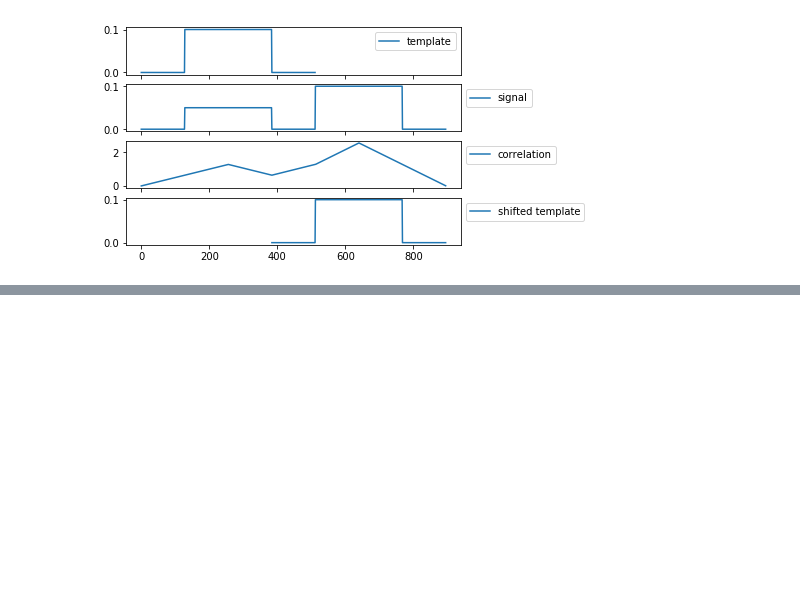
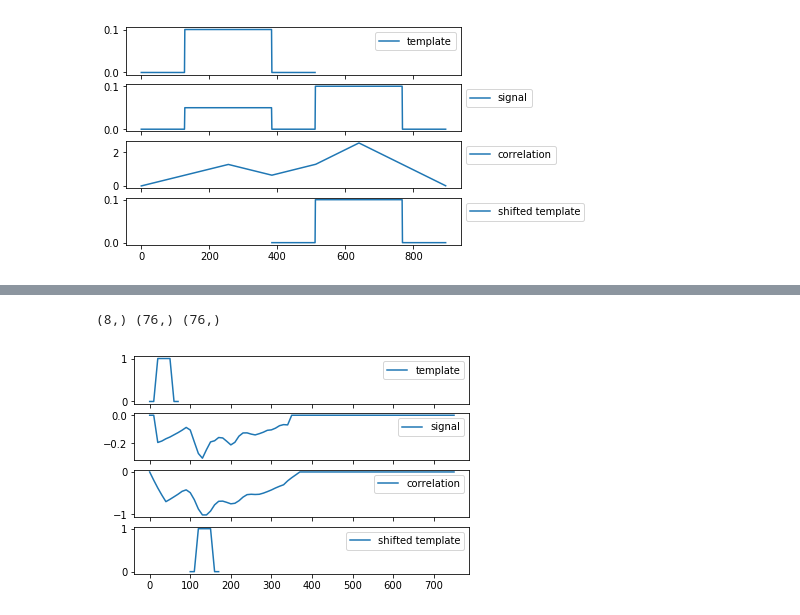
Before and after one commit to oceanhackweek/ohw19-projects-TMIVP, a Jupyter notebook: explore_crosscorrelation.ipynb, the cells around one changed output, grey strips where cells are left out. Drawn from its saved outputs; the diff is of its cells as text; code cells hidden in the pictures; blank space fills up the shorter version.

```diff
--- a/explore_crosscorrelation.ipynb
+++ b/explore_crosscorrelation.ipynb
@@ -158,0 +159,20 @@ for ax in [ax0,ax1,ax2,ax3]:
+# %%
+bad[np.isnan(bad)]=0
+pulse = np.repeat([0., 1, 1, 0.], 2) # template
+corr_array = signal.correlate(bad, pulse,  mode='same') # x-correlation
+print(np.shape(pulse), np.shape(bad), np.shape(corr_array))
+
+loc = np.where(np.abs(corr_array) == np.max(np.abs(corr_array))) # grab location of max correlation, later build in option to use absolute or not
+loc_med = np.median(loc)
+
+fig, (ax0, ax1, ax2, ax3) = plt.subplots(4, 1, sharex=True)
+ax0.plot(coord[:len(pulse)],pulse, label='template')
+ax1.plot(coord,bad, label='signal')
+ax2.plot(coord,corr_array, label='correlation')
+ax3.plot(coord[:len(pulse)]+coord[loc_med]-coord[len(pulse)]/2., pulse, label='shifted template')
+
+for ax in [ax0,ax1,ax2,ax3]:
+    ax.legend(bbox_to_anchor=(1,1))
+# %% [output]
+(8,) (76,) (76,)
+[figure, added]
```
Also changed, not shown: parts of 2 cells of this notebook.
